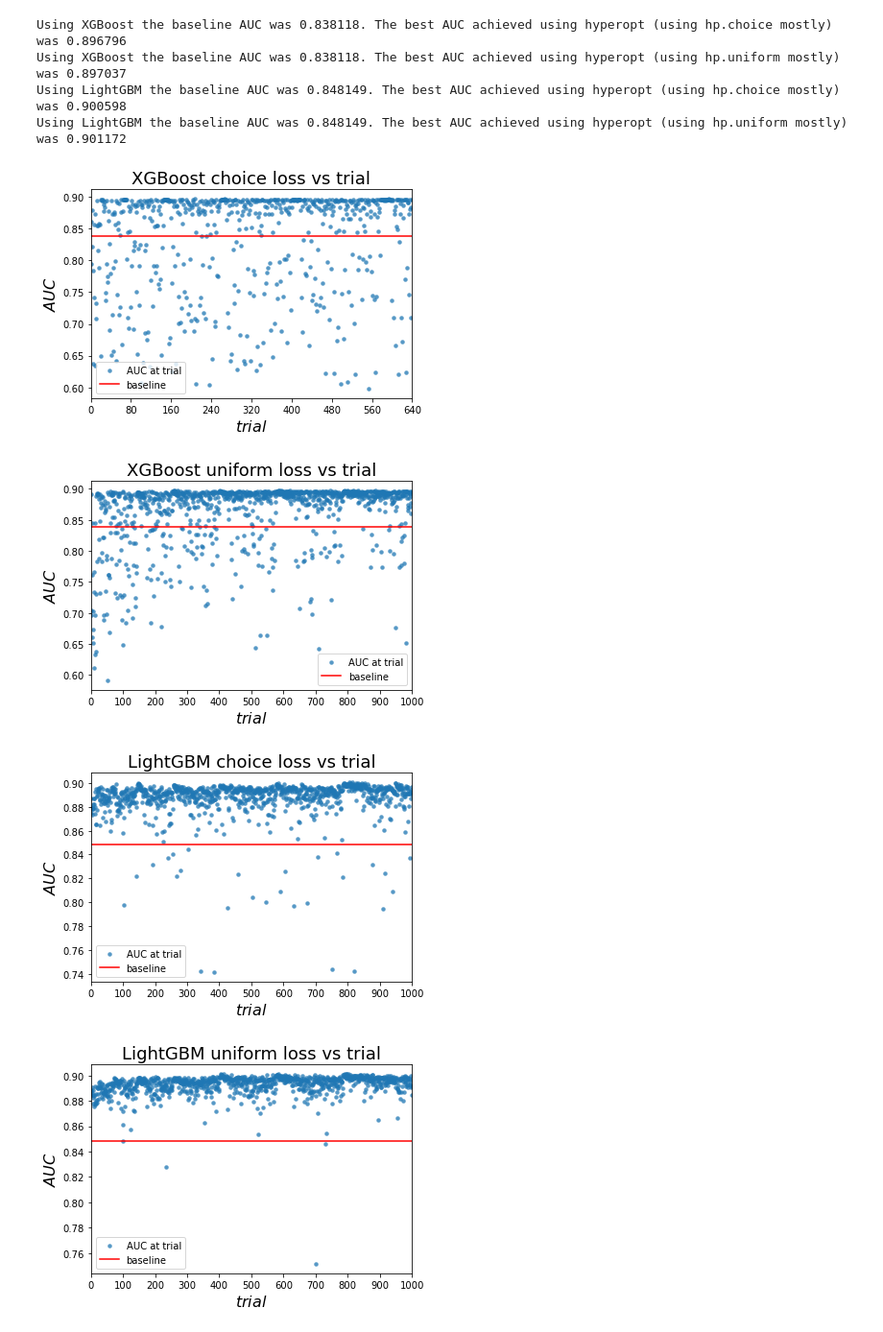
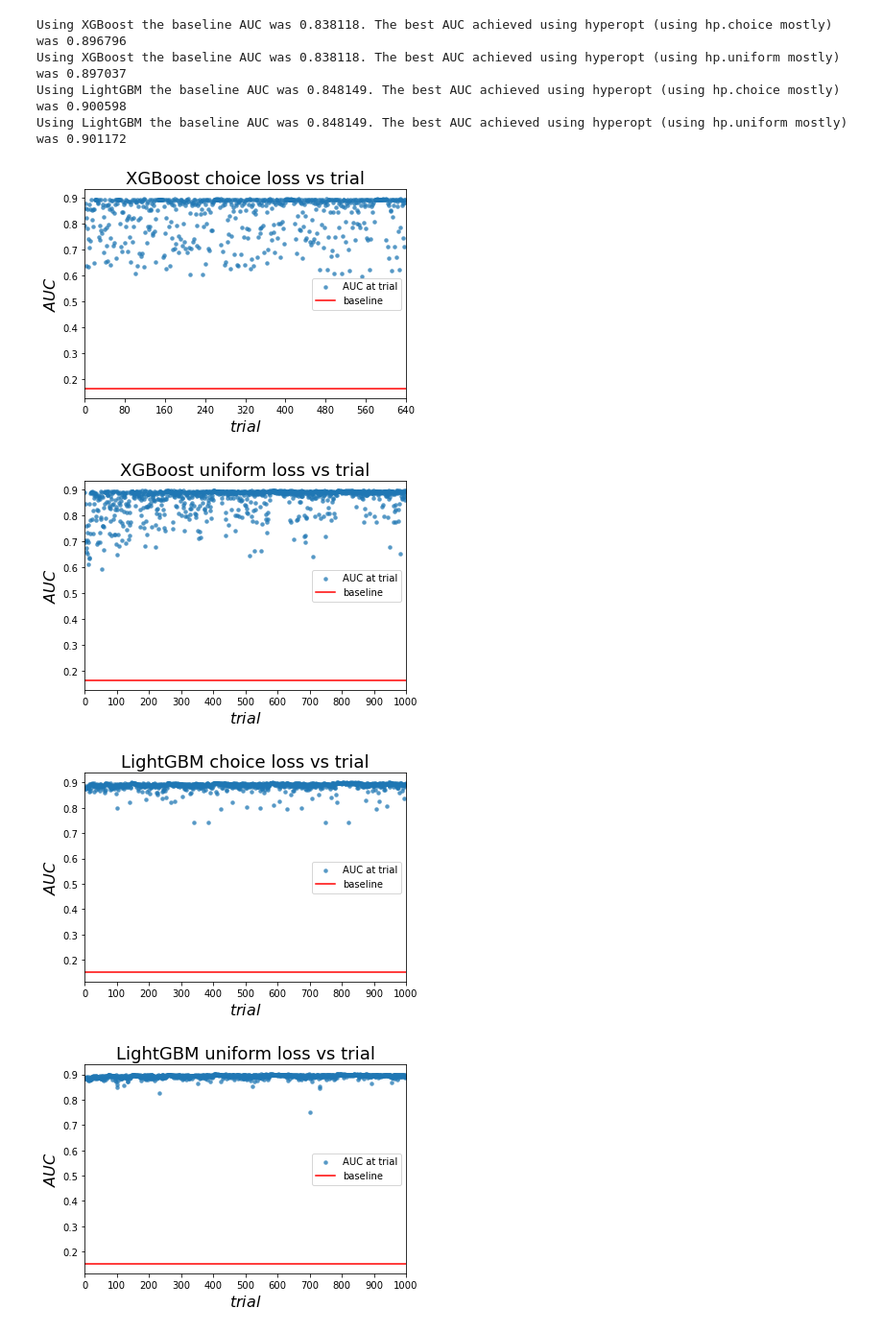
Before and after one commit to amatsin/automl, a Jupyter notebook: trial_results.ipynb, the cells around one changed output. Shown at 96% size. Cells and saved outputs as stored; diff of their text form; code cells hidden in the pictures.

```diff
--- a/trial_results.ipynb
+++ b/trial_results.ipynb
@@ -7,10 +7,10 @@ import gzip
 import json
 
 trial_filenames = [
-    'trials/xgboost_at_2021-12-29 14:50:42.json.gz',
-    'trials/xgboost_at_2021-12-29 15:00:28.json.gz',
-    'trials/lightgbm_at_2021-12-29 17:17:34.json.gz',
-    'trials/lightgbm_at_2022-01-01 16:03:49.json.gz'
+    'trials/xgboost_at_2021-12-29 14-50-42.json.gz',
+    'trials/xgboost_at_2021-12-29 15-00-28.json.gz',
+    'trials/lightgbm_at_2021-12-29 17-17-34.json.gz',
+    'trials/lightgbm_at_2022-01-01 16-03-49.json.gz'
 ]
 
 def get_best_loss(filename):
@@ -76,16 +76,16 @@ Using LightGBM the baseline AUC was 0.848149. The best AUC achieved using hypero
 # %%
 from monitor import Monitor
 
 for jsonfn, best_loss in best_losses.items():
     for fn in log_filenames:
         if contains_loss(best_loss, fn):
             title = f'{algo_name(fn)} {hp_range_type(fn)} loss vs trial'
-            monitor = Monitor(get_baseline_loss(fn), f'trials/{title}')
+            monitor = Monitor(get_baseline_auc(fn), f'trials/{title}')
             with gzip.open(jsonfn) as fp:
                 results = json.load(fp)
                 monitor.save_trials_auc_graph(results, title)
 # %% [output]
-[figure, old version]
+[figure, new version]
-[figure, old version]
+[figure, new version]
-[figure, old version]
+[figure, new version]
-[figure, old version]
+[figure, new version]
```
Also changed, not shown: parts of 1 cell of this notebook, 9 other files.
